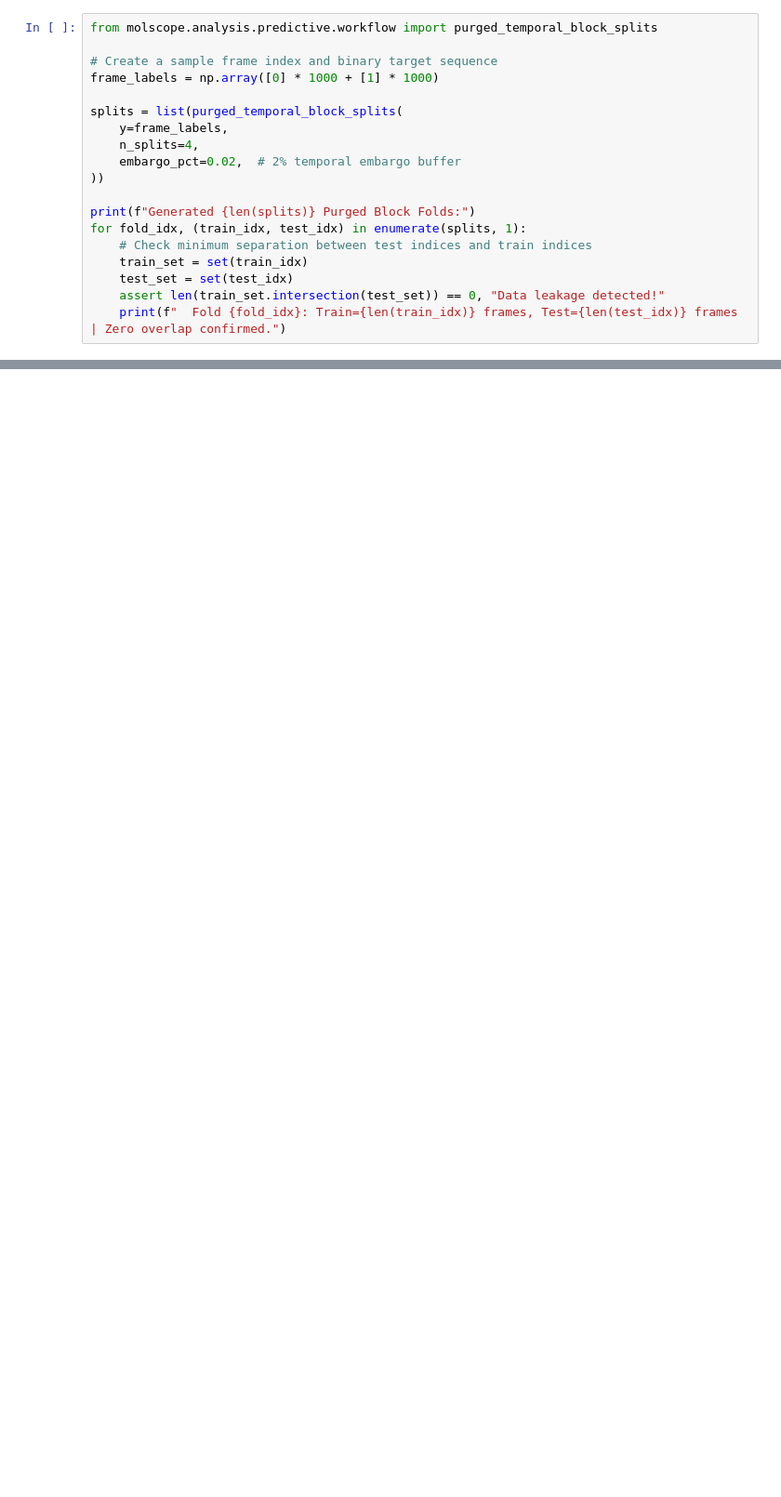
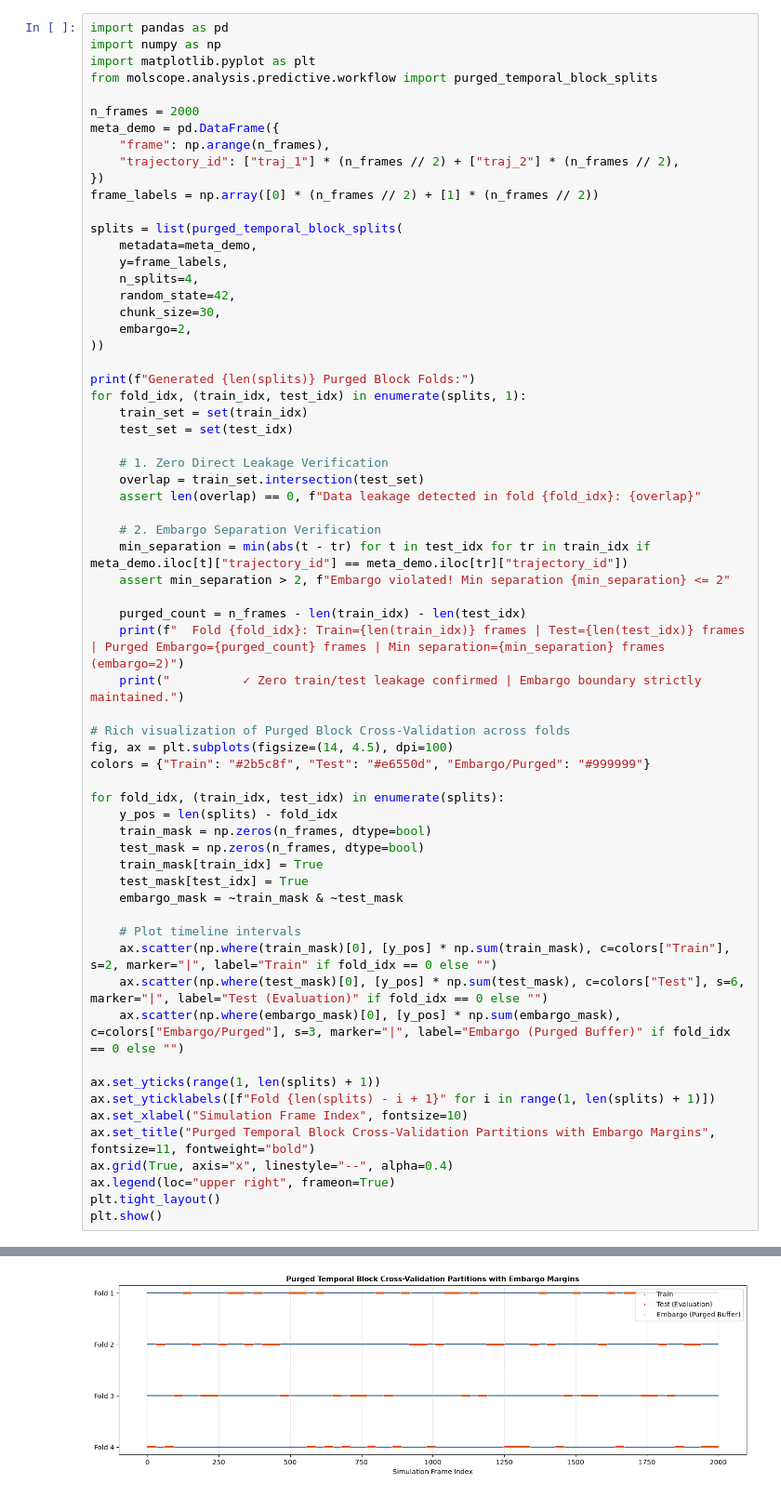
Before and after one commit to N-S8990/molscope, a Jupyter notebook: notebooks/07_ML_Validation_and_Leakage_Prevention.ipynb, the cells around one changed output, grey strips where cells are left out. Shown at 93% size. Drawn from its saved outputs; the diff is of its cells as text; blank space fills up the shorter version.

```diff
--- a/notebooks/07_ML_Validation_and_Leakage_Prevention.ipynb
+++ b/notebooks/07_ML_Validation_and_Leakage_Prevention.ipynb
@@ -68,19 +109,65 @@ For every test frame index $t_{\text{test}}$, any frame $t$ satisfying $|t - t_{
-# %%
-from molscope.analysis.predictive.workflow import purged_temporal_block_splits
-
-# Create a sample frame index and binary target sequence
-frame_labels = np.array([0] * 1000 + [1] * 1000)
-
-splits = list(purged_temporal_block_splits(
-    y=frame_labels,
-    n_splits=4,
-    embargo_pct=0.02,  # 2% temporal embargo buffer
-))
-
-print(f"Generated {len(splits)} Purged Block Folds:")
-for fold_idx, (train_idx, test_idx) in enumerate(splits, 1):
-    # Check minimum separation between test indices and train indices
-    train_set = set(train_idx)
-    test_set = set(test_idx)
-    assert len(train_set.intersection(test_set)) == 0, "Data leakage detected!"
-    print(f"  Fold {fold_idx}: Train={len(train_idx)} frames, Test={len(test_idx)} frames | Zero overlap confirmed.")
+# %%
+import pandas as pd
+import numpy as np
+import matplotlib.pyplot as plt
+from molscope.analysis.predictive.workflow import purged_temporal_block_splits
+
+n_frames = 2000
+meta_demo = pd.DataFrame({
+    "frame": np.arange(n_frames),
+    "trajectory_id": ["traj_1"] * (n_frames // 2) + ["traj_2"] * (n_frames // 2),
+})
+frame_labels = np.array([0] * (n_frames // 2) + [1] * (n_frames // 2))
+
+splits = list(purged_temporal_block_splits(
+    metadata=meta_demo,
+    y=frame_labels,
+    n_splits=4,
+    random_state=42,
+    chunk_size=30,
+    embargo=2,
+))
+
+print(f"Generated {len(splits)} Purged Block Folds:")
+for fold_idx, (train_idx, test_idx) in enumerate(splits, 1):
+    train_set = set(train_idx)
+    test_set = set(test_idx)
+
+    # 1. Zero Direct Leakage Verification
+    overlap = train_set.intersection(test_set)
+    assert len(overlap) == 0, f"Data leakage detected in fold {fold_idx}: {overlap}"
+
+    # 2. Embargo Separation Verification
+    min_separation = min(abs(t - tr) for t in test_idx for tr in train_idx if meta_demo.iloc[t]["trajectory_id"] == meta_demo.iloc[tr]["trajectory_id"])
+    assert min_separation > 2, f"Embargo violated! Min separation {min_separation} <= 2"
+
+    purged_count = n_frames - len(train_idx) - len(test_idx)
+    print(f"  Fold {fold_idx}: Train={len(train_idx)} frames | Test={len(test_idx)} frames | Purged Embargo={purged_count} frames | Min separation={min_separation} frames (embargo=2)")
+    print("          ✓ Zero train/test leakage confirmed | Embargo boundary strictly maintained.")
+
+# Rich visualization of Purged Block Cross-Validation across folds
+fig, ax = plt.subplots(figsize=(14, 4.5), dpi=100)
+colors = {"Train": "#2b5c8f", "Test": "#e6550d", "Embargo/Purged": "#999999"}
+
+for fold_idx, (train_idx, test_idx) in enumerate(splits):
+    y_pos = len(splits) - fold_idx
+    train_mask = np.zeros(n_frames, dtype=bool)
+    test_mask = np.zeros(n_frames, dtype=bool)
+    train_mask[train_idx] = True
+    test_mask[test_idx] = True
+    embargo_mask = ~train_mask & ~test_mask
+
+    # Plot timeline intervals
+    ax.scatter(np.where(train_mask)[0], [y_pos] * np.sum(train_mask), c=colors["Train"], s=2, marker="|", label="Train" if fold_idx == 0 else "")
+    ax.scatter(np.where(test_mask)[0], [y_pos] * np.sum(test_mask), c=colors["Test"], s=6, marker="|", label="Test (Evaluation)" if fold_idx == 0 else "")
+    ax.scatter(np.where(embargo_mask)[0], [y_pos] * np.sum(embargo_mask), c=colors["Embargo/Purged"], s=3, marker="|", label="Embargo (Purged Buffer)" if fold_idx == 0 else "")
+
+ax.set_yticks(range(1, len(splits) + 1))
+ax.set_yticklabels([f"Fold {len(splits) - i + 1}" for i in range(1, len(splits) + 1)])
+ax.set_xlabel("Simulation Frame Index", fontsize=10)
+ax.set_title("Purged Temporal Block Cross-Validation Partitions with Embargo Margins", fontsize=11, fontweight="bold")
+ax.grid(True, axis="x", linestyle="--", alpha=0.4)
+ax.legend(loc="upper right", frameon=True)
+plt.tight_layout()
+plt.show()
+# %% [output]
@@ -87,3 +183,4 @@ for fold_idx, (train_idx, test_idx) in enumerate(splits, 1):
+[figure, added]
 # %% [markdown]
 ## 4. Negative Control: Permutation Null Hypothesis Testing
 
```
Also changed, not shown: parts of 9 cells of this notebook.
